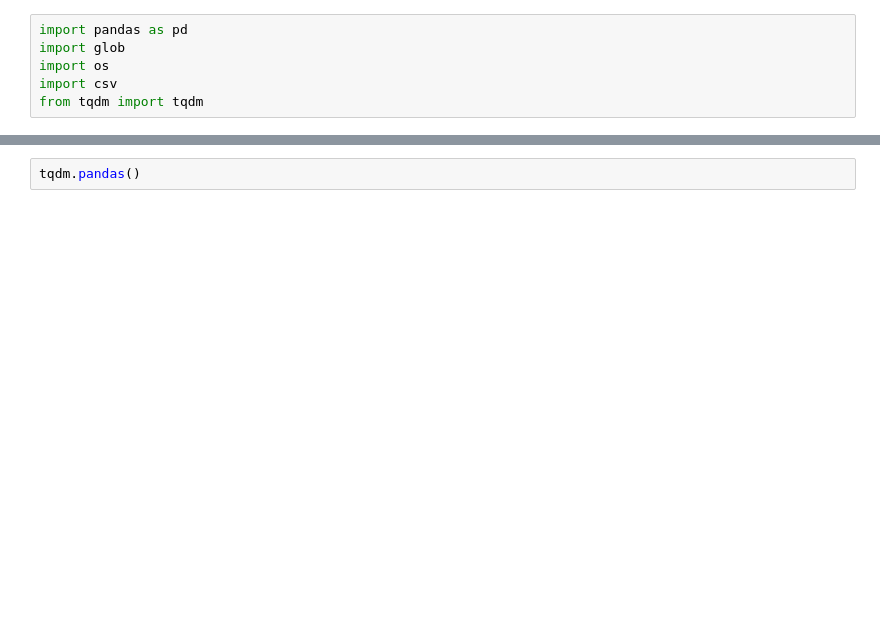
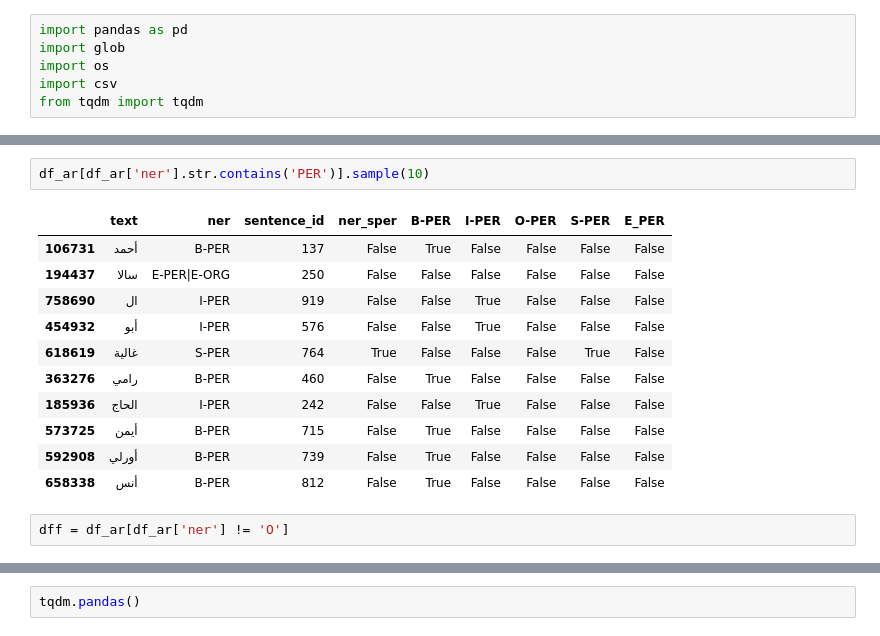
Before and after one commit to wzwzeyal/huggingface_project_template, a Jupyter notebook: notebooks/eda.ipynb, the cells around one changed output, grey strips where cells are left out. Cells and saved outputs as stored; diff of their text form; blank space fills up the shorter version.

```diff
--- a/notebooks/eda.ipynb
+++ b/notebooks/eda.ipynb
@@ -6,0 +130,16 @@ from tqdm import tqdm
+# %%
+df_ar[df_ar['ner'].str.contains('PER')].sample(10)
+# %% [output]
+|  | text | ner | sentence_id | ner_sper | B-PER | I-PER | O-PER | S-PER | E_PER |
+| 106731 | أحمد | B-PER | 137 | False | True | False | False | False | False |
+| 194437 | سالا | E-PER|E-ORG | 250 | False | False | False | False | False | False |
+| 758690 | ال | I-PER | 919 | False | False | True | False | False | False |
+| 454932 | أبو | I-PER | 576 | False | False | True | False | False | False |
+| 618619 | غالية | S-PER | 764 | True | False | False | False | True | False |
+| 363276 | رامي | B-PER | 460 | False | True | False | False | False | False |
+| 185936 | الحاج | I-PER | 242 | False | False | True | False | False | False |
+| 573725 | أيمن | B-PER | 715 | False | True | False | False | False | False |
+| 592908 | أورلي | B-PER | 739 | False | True | False | False | False | False |
+| 658338 | أنس | B-PER | 812 | False | True | False | False | False | False |
+# %%
+dff = df_ar[df_ar['ner'] != 'O']
```
Also changed, not shown: parts of 47 cells of this notebook, 2 other files.
